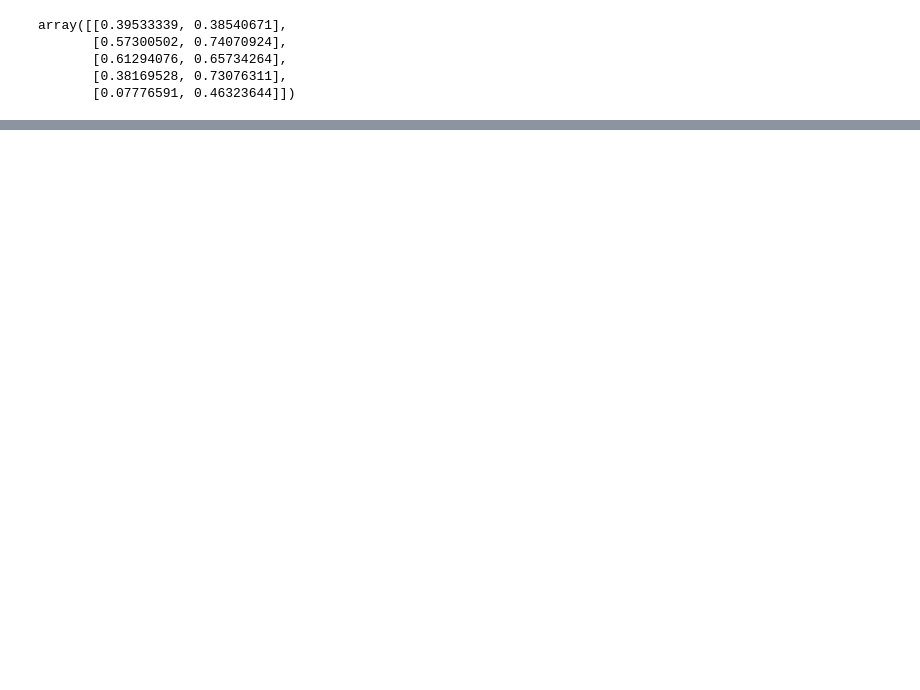
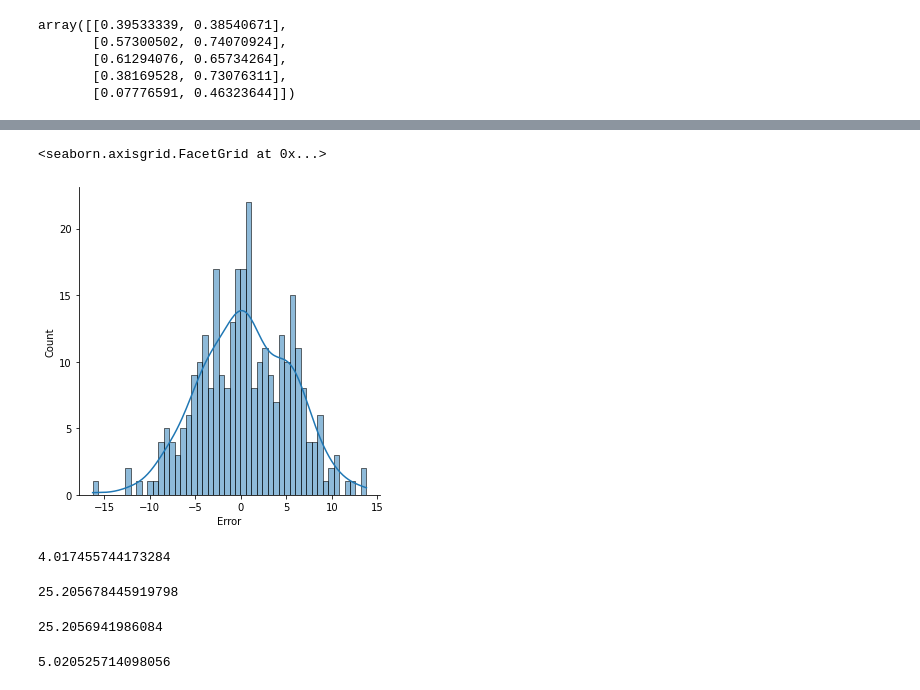
Before and after one commit to khunamir/pfmladsbc, a Jupyter notebook: Neural Nets Playground/Keras Syntax Basics.ipynb, the cells around one changed output, grey strips where cells are left out. Drawn from its saved outputs; the diff is of its cells as text; code cells hidden in the pictures; blank space fills up the shorter version.

```diff
--- a/Neural Nets Playground/Keras Syntax Basics.ipynb
+++ b/Neural Nets Playground/Keras Syntax Basics.ipynb
@@ -109,0 +338,5 @@ array([[0.39533339, 0.38540671],
+# %%
+sns.displot(pred_df['Error'], bins=50, kde=True)
+# %% [output]
+<seaborn.axisgrid.FacetGrid at 0x...>
+[figure, added]
@@ -109,0 +345,16 @@ array([[0.39533339, 0.38540671],
+# %%
+mean_absolute_error(pred_df['Y test'], pred_df['Prediction'])
+# %% [output]
+4.017455744173284
+# %%
+mean_squared_error(pred_df['Y test'], pred_df['Prediction'])
+# %% [output]
+25.205678445919798
+# %%
+test_score  # Similar to the loss function stated when creating the model which is MSE
+# %% [output]
+25.2056941986084
+# %%
+mean_squared_error(pred_df['Y test'], pred_df['Prediction']) ** 0.5  # Root mean squared error
+# %% [output]
+5.020525714098056
```
Also changed, not shown: parts of 51 cells of this notebook, 1 other file.
